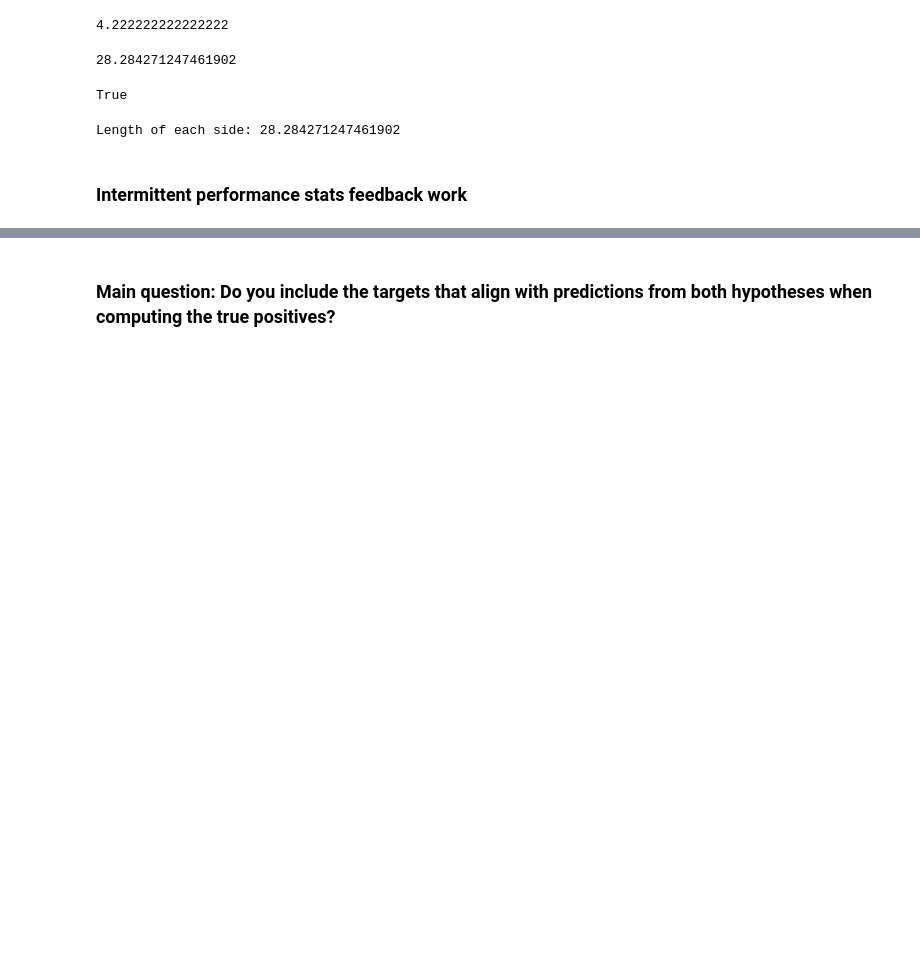
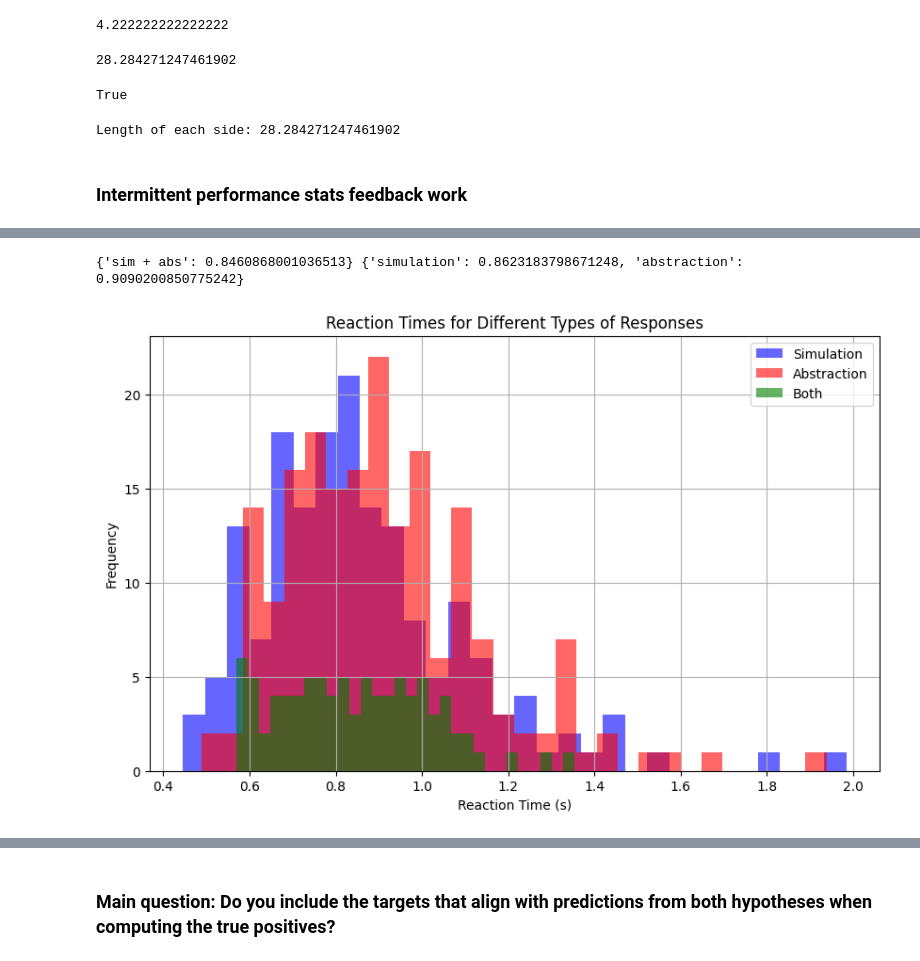
Before and after one commit to WiegerScheurer/physicspred, a Jupyter notebook: Notebooks/intphys_psypy.ipynb, the cells around one changed output, grey strips where cells are left out. Saved outputs shown, nothing was run; the diff lists cells and outputs as text; code cells hidden in the pictures; blank space fills up the shorter version.

```diff
--- a/Notebooks/intphys_psypy.ipynb
+++ b/Notebooks/intphys_psypy.ipynb
@@ -505,0 +634,16 @@ combined_df
+# %%
+qifei
+
+# compute average of all subjects
+all_sub_dfs = [melvin, paulo, yifan, ann, qifei, mingyao, bilge, yanni]
+all_sub_names = ["melvin", "paulo", "yifan", "ann", "qifei", "mingyao", "bilge", "yanni"]
+all_subs = pd.concat(all_sub_dfs, axis=0)
+all_subs = all_subs.reset_index(drop=True)
+
+prec = get_precision(all_subs, hypothesis = "both", include_dubtrials=False, return_df=False)
+sens = get_sensitivity(all_subs, hypothesis = "both", include_dubtrials=False, return_df=False)
+f1 = get_f1_score(all_subs, hypothesis = "both", include_dubtrials=False, return_df=False)
+
+print(f"Precision: {prec}")
+print(f"Sensitivity: {sens}")
+print(f"F1 score: {f1}")
@@ -505,0 +759,28 @@ combined_df
+# %%
+rt_dubs = get_rt(all_subs, hypothesis = "both", include_dubtrials="only", return_df=False)
+rt_sep = get_rt(all_subs, hypothesis = "both", include_dubtrials=False, return_df=False)
+
+print(rt_dubs, rt_sep)
+# %% [output]
+{'sim + abs': 0.8460868001036513} {'simulation': 0.8623183798671248, 'abstraction': 0.9090200850775242}
+# %%
+# Do some plotting work for the reaction times of the three different types of responses
+rt_dubs = get_rt(all_subs, hypothesis = "both", include_dubtrials="only", return_df=True)
+rt_separate = get_rt(all_subs, hypothesis = "both", include_dubtrials=False, return_df=True)
+sim_rt = rt_separate["simulation"]["rt"]
+abs_rt = rt_separate["abstraction"]["rt"]
+both_rt = rt_dubs["sim + abs"]["rt"]
+
+# plot the data
+plt.figure(figsize=(10, 6))
+plt.hist(sim_rt, bins=30, alpha=0.6, color='blue', label="Simulation")
+plt.hist(abs_rt, bins=30, alpha=0.6, color='red', label="Abstraction")
+plt.hist(both_rt, bins=30, alpha=0.6, color='green', label="Both")
+plt.title("Reaction Times for Different Types of Responses")
+plt.xlabel("Reaction Time (s)")
+plt.ylabel("Frequency")
+plt.legend()
+plt.grid(True)
+plt.show()
+# %% [output]
+[figure, added]
```
Also changed, not shown: parts of 88 cells of this notebook, 39 other files.
